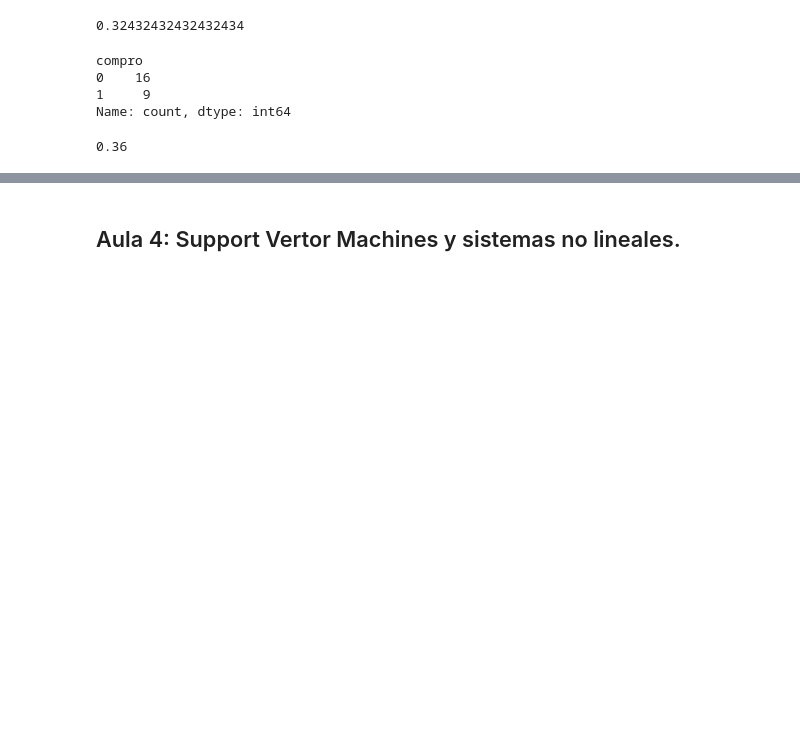
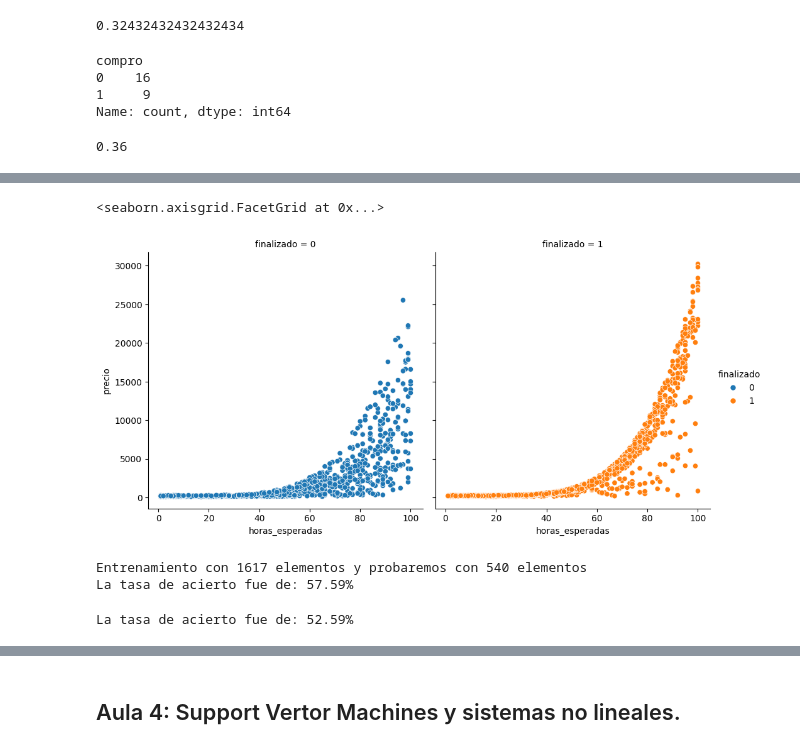
Before and after one commit to celioso/MachineLearningClasificacionConSKLearn, a Jupyter notebook: ML_clasificacion_con_SKLearn.ipynb, the cells around one changed output, grey strips where cells are left out. Saved outputs shown, nothing was run; the diff lists cells and outputs as text; code cells hidden in the pictures; blank space fills up the shorter version.

Commit message:
Modelo baseline

```diff
--- a/ML_clasificacion_con_SKLearn.ipynb
+++ b/ML_clasificacion_con_SKLearn.ipynb
@@ -203,0 +253,32 @@ https://gist.githubusercontent.com/ahcamachod/7c55640f0d65bcbd31bb986bb599180c/r
+# %%
+sns.relplot(x="horas_esperadas", y="precio", hue = "finalizado", data=datos, col="finalizado")
+# %% [output]
+<seaborn.axisgrid.FacetGrid at 0x...>
+[figure, added]
+# %%
+import numpy as np
+
+x = datos[["horas_esperadas", "precio"]]
+y = datos.finalizado
+
+SEED = 42
+np.random.seed(SEED)
+
+x_train, x_test, y_train, y_test = train_test_split(x, y, test_size=0.25, stratify=y)
+print(f"Entrenamiento con {len(x_train)} elementos y probaremos con {len(x_test)} elementos")
+
+model = LinearSVC()
+model.fit(x_train, y_train)
+previsiones = model.predict(x_test)
+
+tasa_de_acierto = accuracy_score(y_test, previsiones)
+print(f"La tasa de acierto fue de: {round(tasa_de_acierto* 100, 2)}%")
+# %% [output]
+Entrenamiento con 1617 elementos y probaremos con 540 elementos
+La tasa de acierto fue de: 57.59%
+# %%
+base_previsiones = np.ones(540)
+tasa_de_acierto = accuracy_score(y_test, base_previsiones)
+print(f"La tasa de acierto fue de: {round(tasa_de_acierto* 100, 2)}%")
+# %% [output]
+La tasa de acierto fue de: 52.59%
```
Also changed, not shown: parts of 16 cells of this notebook, 1 other file.
